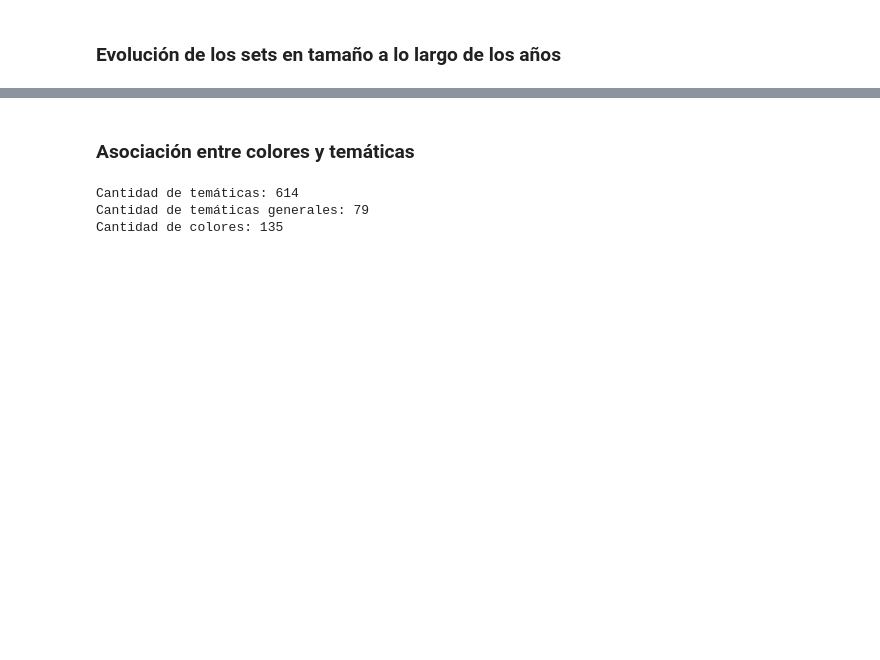
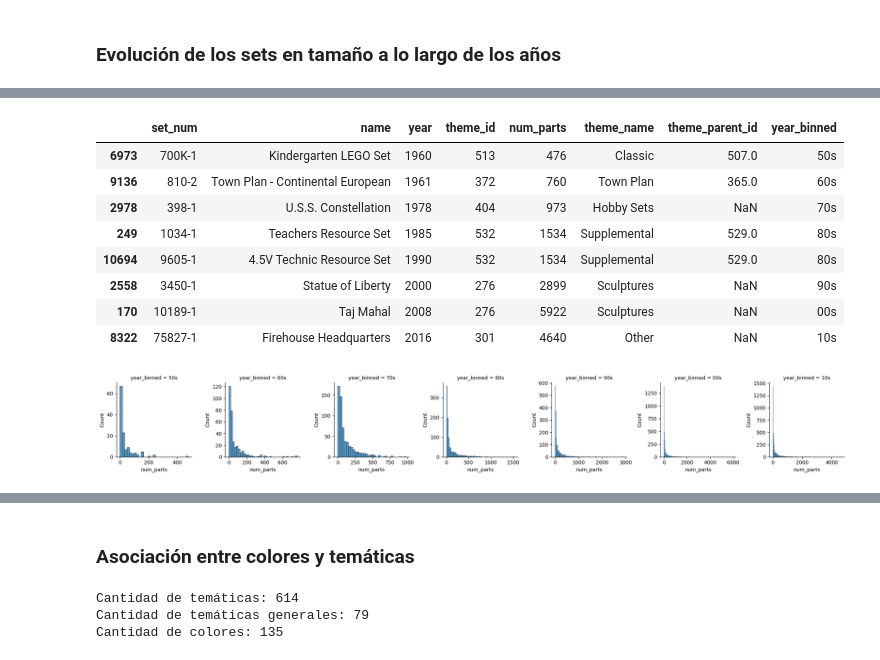
Before and after one commit to gonzafernan/ceia-andd, a Jupyter notebook: lego.ipynb, the cells around one changed output, grey strips where cells are left out. Saved outputs shown, nothing was run; the diff lists cells and outputs as text; code cells hidden in the pictures; blank space fills up the shorter version.

```diff
--- a/lego.ipynb
+++ b/lego.ipynb
@@ -249,0 +234,15 @@ p.on(ssfig2[2]).add(so.Line(), so.Agg("max")).plot()
+# %%
+g = sns.FacetGrid(sets_df, col="year_binned", sharey=False, sharex=False)
+g.map_dataframe(sns.histplot, x="num_parts")
+sets_df.loc[sets_df.groupby("year_binned")["num_parts"].transform(max) == sets_df["num_parts"]].sort_values(by="year")
+# %% [output]
+|  | set_num | name | year | theme_id | num_parts | theme_name | theme_parent_id | year_binned |
+| 6973 | 700K-1 | Kindergarten LEGO Set | 1960 | 513 | 476 | Classic | 507.0 | 50s |
+| 9136 | 810-2 | Town Plan - Continental European | 1961 | 372 | 760 | Town Plan | 365.0 | 60s |
+| 2978 | 398-1 | U.S.S. Constellation | 1978 | 404 | 973 | Hobby Sets | NaN | 70s |
+| 249 | 1034-1 | Teachers Resource Set | 1985 | 532 | 1534 | Supplemental | 529.0 | 80s |
+| 10694 | 9605-1 | 4.5V Technic Resource Set | 1990 | 532 | 1534 | Supplemental | 529.0 | 80s |
+| 2558 | 3450-1 | Statue of Liberty | 2000 | 276 | 2899 | Sculptures | NaN | 90s |
+| 170 | 10189-1 | Taj Mahal | 2008 | 276 | 5922 | Sculptures | NaN | 00s |
+| 8322 | 75827-1 | Firehouse Headquarters | 2016 | 301 | 4640 | Other | NaN | 10s |
+[figure, added]
```
Also changed, not shown: parts of 27 cells of this notebook, 8 other files.
